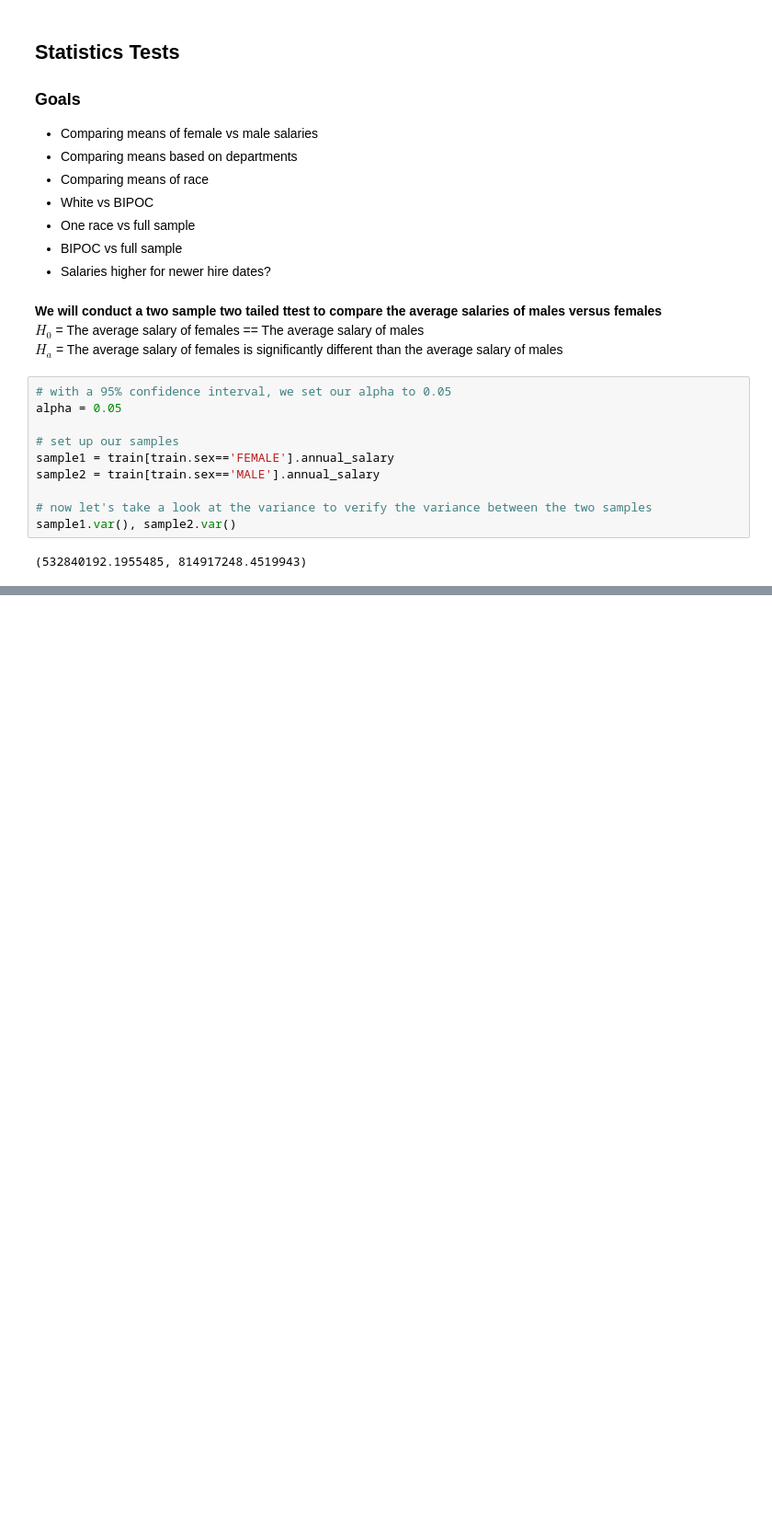
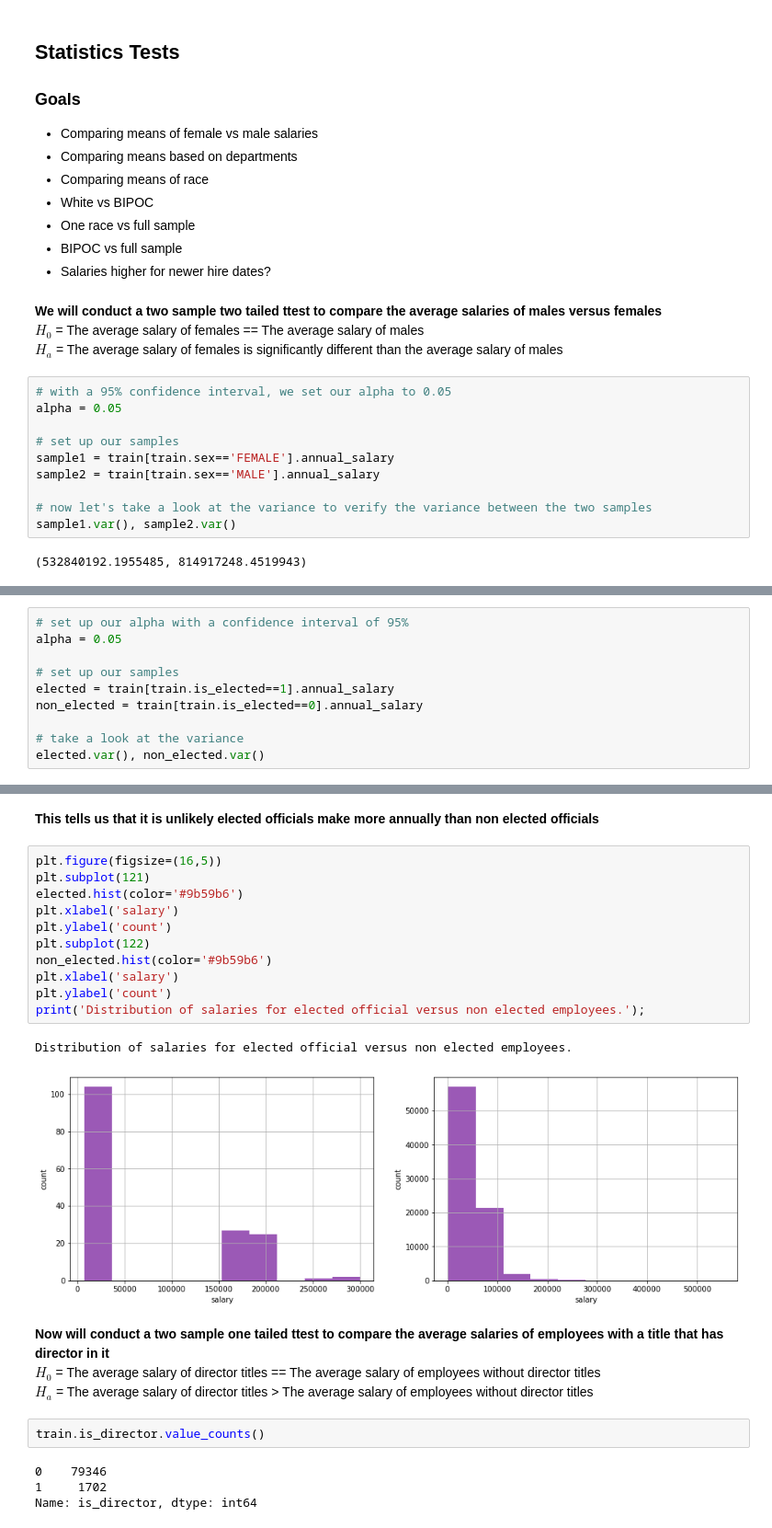
Before and after one commit to Texas-Government-Employee-Salaries/Predicting-Salaries, a Jupyter notebook: desiree_initial.ipynb, the cells around one changed output, grey strips where cells are left out. Shown at 92% size. Saved outputs shown, nothing was run; the diff lists cells and outputs as text; blank space fills up the shorter version.

Commit message:
finishing ttests

```diff
--- a/desiree_initial.ipynb
+++ b/desiree_initial.ipynb
@@ -428,0 +431,10 @@ plt.scatter(data=train, x='salary', y='is_female')
+# %%
+# set up our alpha with a confidence interval of 95%
+alpha = 0.05
+
+# set up our samples
+elected = train[train.is_elected==1].annual_salary
+non_elected = train[train.is_elected==0].annual_salary
+
+# take a look at the variance
+elected.var(), non_elected.var()
@@ -428,0 +454,28 @@ plt.scatter(data=train, x='salary', y='is_female')
+# %% [markdown]
+**This tells us that it is unlikely elected officials make more annually than non elected officials**
+# %%
+plt.figure(figsize=(16,5))
+plt.subplot(121)
+elected.hist(color='#9b59b6')
+plt.xlabel('salary')
+plt.ylabel('count')
+plt.subplot(122)
+non_elected.hist(color='#9b59b6')
+plt.xlabel('salary')
+plt.ylabel('count')
+print('Distribution of salaries for elected official versus non elected employees.');
+# %% [output]
+Distribution of salaries for elected official versus non elected employees.
+[figure, added]
+# %% [markdown]
+**Now will conduct a two sample one tailed ttest to compare the average salaries of employees with a title that has director in it**
+\
+$H_0$ = The average salary of director titles == The average salary of employees without director titles
+\
+$H_a$ = The average salary of director titles > The average salary of employees without director titles
+# %%
+train.is_director.value_counts()
+# %% [output]
+0    79346
+1     1702
+Name: is_director, dtype: int64
```
Also changed, not shown: parts of 29 cells of this notebook.
